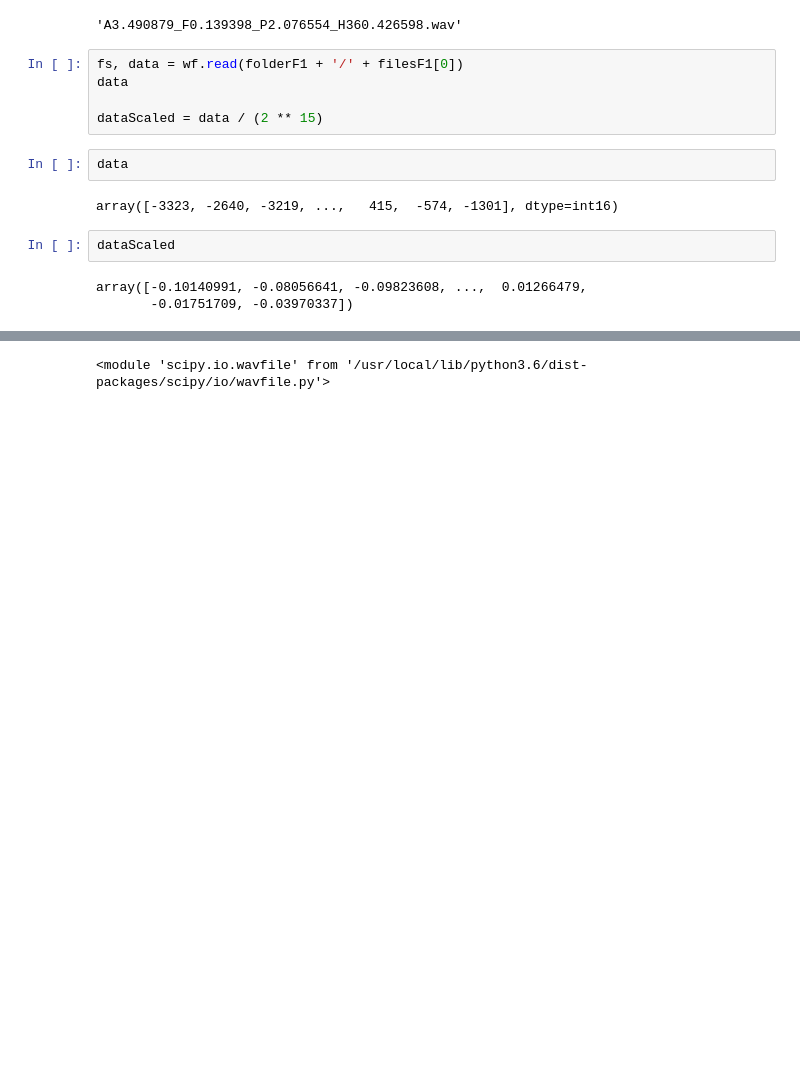
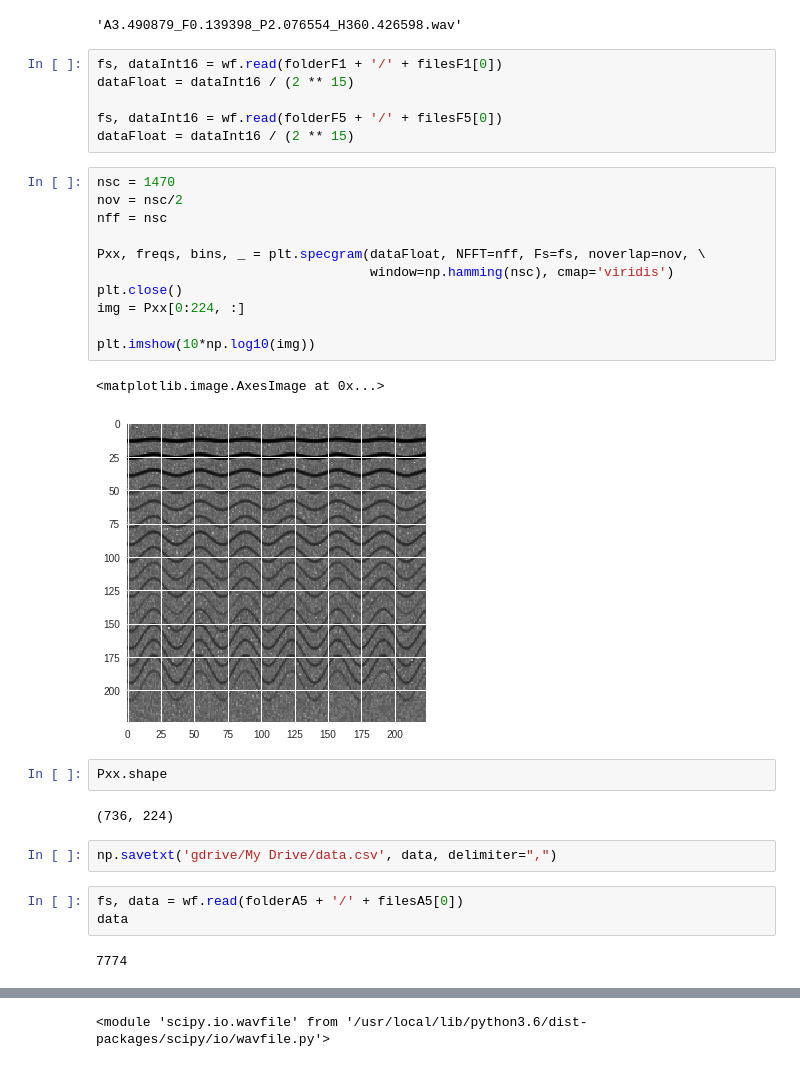
Before and after one commit to Joovvhan/ColabTest, a Jupyter notebook: Transfer_Learning_Model_Comparison.ipynb, the cells around one changed output, grey strips where cells are left out. Drawn from its saved outputs; the diff is of its cells as text; blank space fills up the shorter version.

```diff
--- a/Transfer_Learning_Model_Comparison.ipynb
+++ b/Transfer_Learning_Model_Comparison.ipynb
@@ -41,17 +41,34 @@ filesA5 = os.listdir(folderA5)
 filesF1[0]
 # %% [output]
 'A3.490879_F0.139398_P2.076554_H360.426598.wav'
+# %%
+fs, dataInt16 = wf.read(folderF1 + '/' + filesF1[0])
+dataFloat = dataInt16 / (2 ** 15)
+
+fs, dataInt16 = wf.read(folderF5 + '/' + filesF5[0])
+dataFloat = dataInt16 / (2 ** 15)
+# %%
+nsc = 1470
+nov = nsc/2
+nff = nsc
+
+Pxx, freqs, bins, _ = plt.specgram(dataFloat, NFFT=nff, Fs=fs, noverlap=nov, \
+                                   window=np.hamming(nsc), cmap='viridis')
+plt.close()
+img = Pxx[0:224, :]
+
+plt.imshow(10*np.log10(img))
+# %% [output]
+<matplotlib.image.AxesImage at 0x...>
+[figure, added]
+# %%
+Pxx.shape
+# %% [output]
+(736, 224)
+# %%
+np.savetxt('gdrive/My Drive/data.csv', data, delimiter=",")
 # %%
-fs, data = wf.read(folderF1 + '/' + filesF1[0])
+fs, data = wf.read(folderA5 + '/' + filesA5[0])
 data
-
-dataScaled = data / (2 ** 15)
+# %% [output]
+7774
-# %%
-data
-# %% [output]
-array([-3323, -2640, -3219, ...,   415,  -574, -1301], dtype=int16)
-# %%
-dataScaled
-# %% [output]
-array([-0.10140991, -0.08056641, -0.09823608, ...,  0.01266479,
-       -0.01751709, -0.03970337])
```
Also changed, not shown: parts of 2 cells of this notebook.
